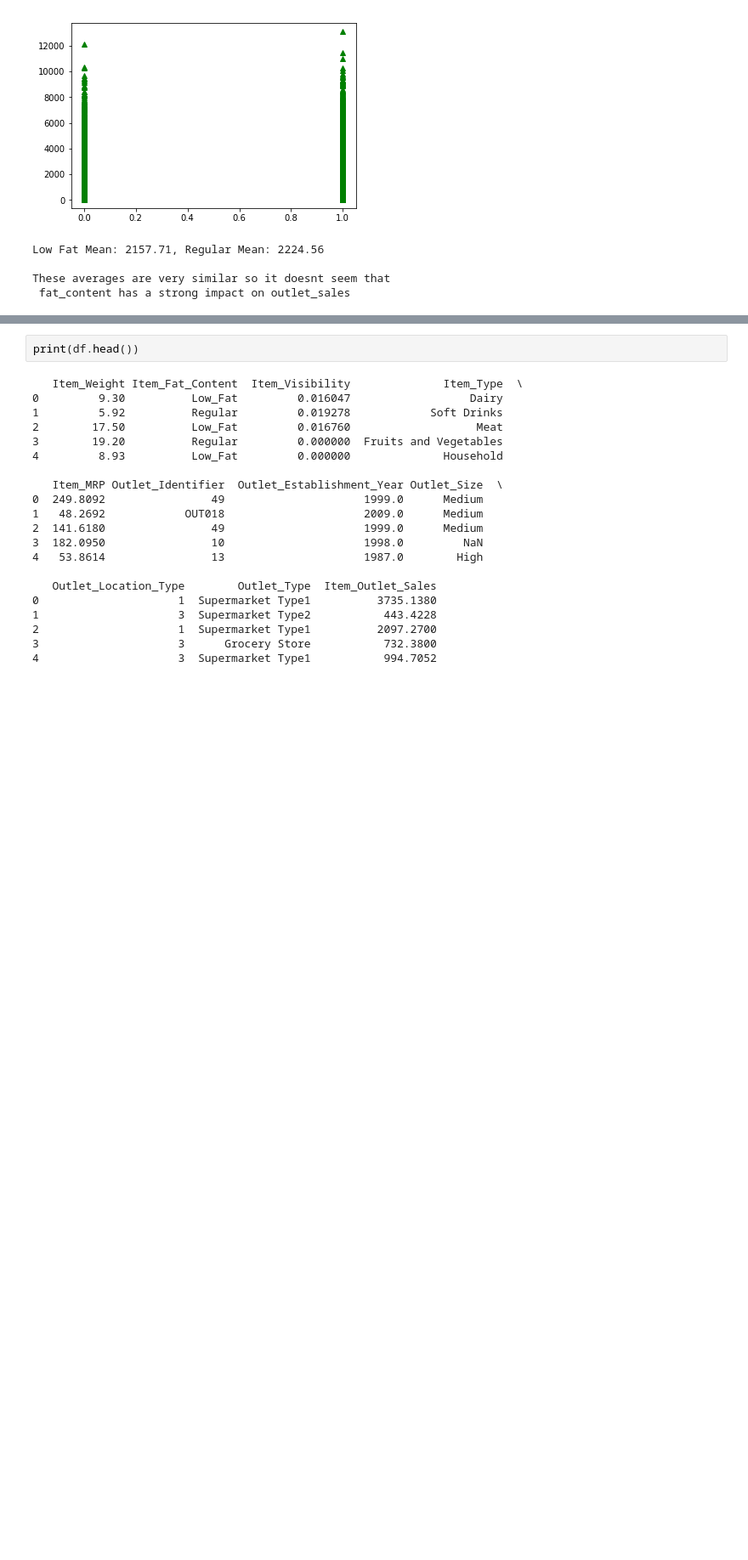
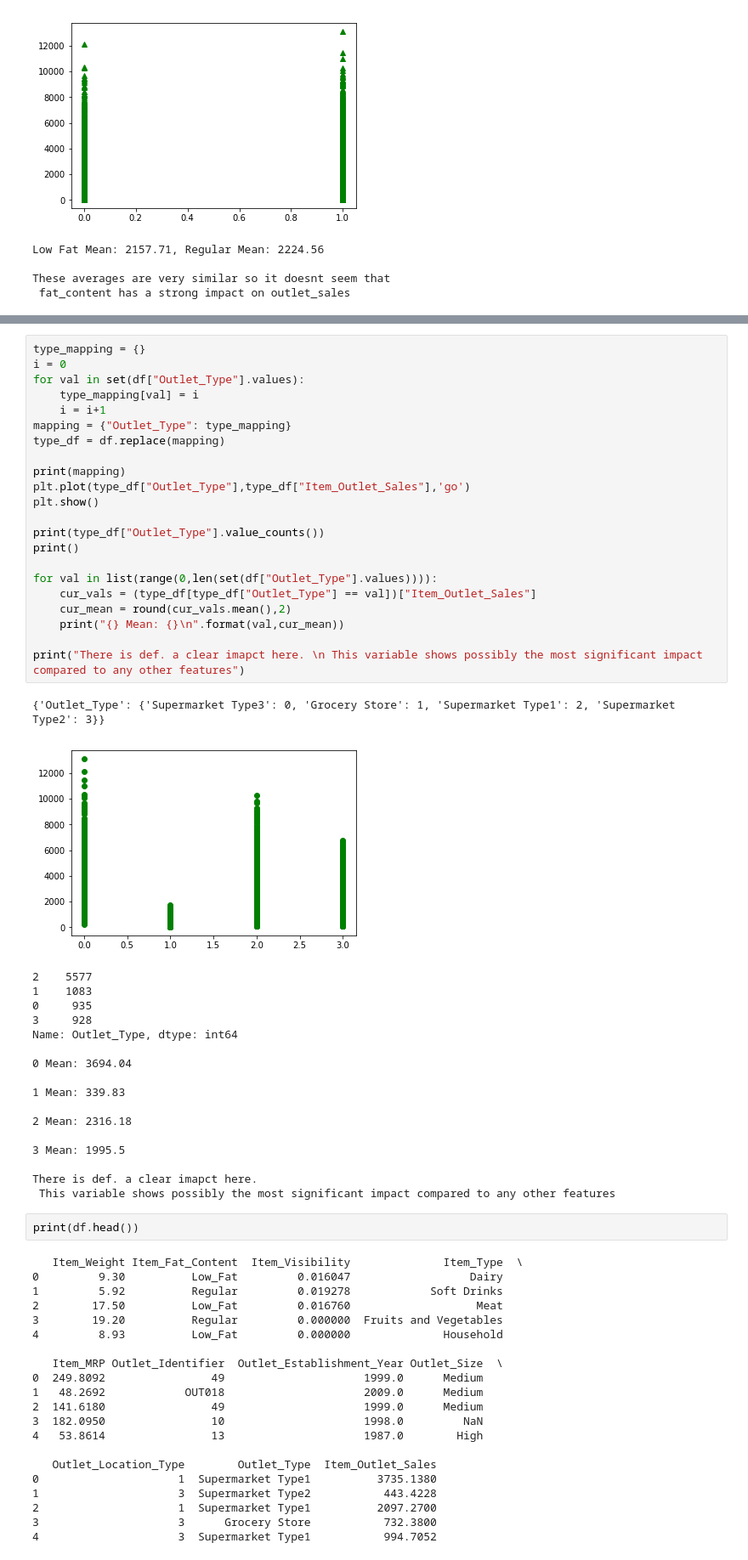
Before and after one commit to alishan-kaisani/BigMart-Data-Analysis, a Jupyter notebook: BigMart_Visualizations.ipynb, the cells around one changed output, grey strips where cells are left out. Shown at 85% size. Cells and saved outputs as stored; diff of their text form; blank space fills up the shorter version.

```diff
--- a/BigMart_Visualizations.ipynb
+++ b/BigMart_Visualizations.ipynb
@@ -165,3 +249,44 @@ print("Outlet Identifier isn't worth looking into")
+# %%
+type_mapping = {}
+i = 0
+for val in set(df["Outlet_Type"].values):
+    type_mapping[val] = i
+    i = i+1
+mapping = {"Outlet_Type": type_mapping}
+type_df = df.replace(mapping)
+
+print(mapping)
+plt.plot(type_df["Outlet_Type"],type_df["Item_Outlet_Sales"],'go')
+plt.show()
+
+print(type_df["Outlet_Type"].value_counts())
+print()
+
+for val in list(range(0,len(set(df["Outlet_Type"].values)))):
+    cur_vals = (type_df[type_df["Outlet_Type"] == val])["Item_Outlet_Sales"]
+    cur_mean = round(cur_vals.mean(),2)
+    print("{} Mean: {}\n".format(val,cur_mean))
+
+print("There is def. a clear imapct here. \n This variable shows possibly the most significant impact compared to any other features")
+# %% [output]
+{'Outlet_Type': {'Supermarket Type3': 0, 'Grocery Store': 1, 'Supermarket Type1': 2, 'Supermarket Type2': 3}}
+[figure, added]
+2    5577
+1    1083
+0     935
+3     928
+Name: Outlet_Type, dtype: int64
+
+0 Mean: 3694.04
+
+1 Mean: 339.83
+
+2 Mean: 2316.18
+
+3 Mean: 1995.5
+
+There is def. a clear imapct here.
+ This variable shows possibly the most significant impact compared to any other features
 # %%
 print(df.head())
 # %% [output]
```
Also changed, not shown: parts of 4 cells of this notebook.
